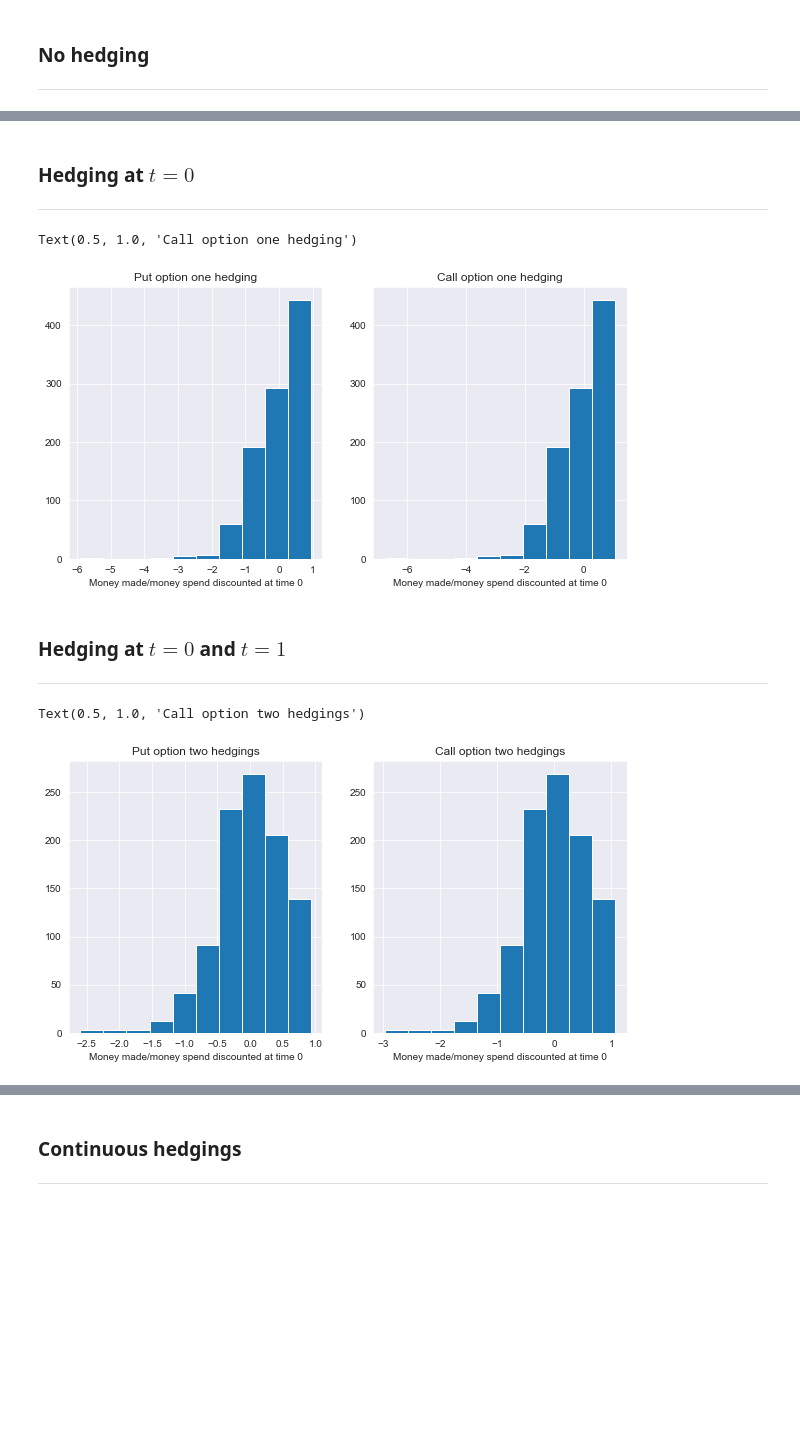
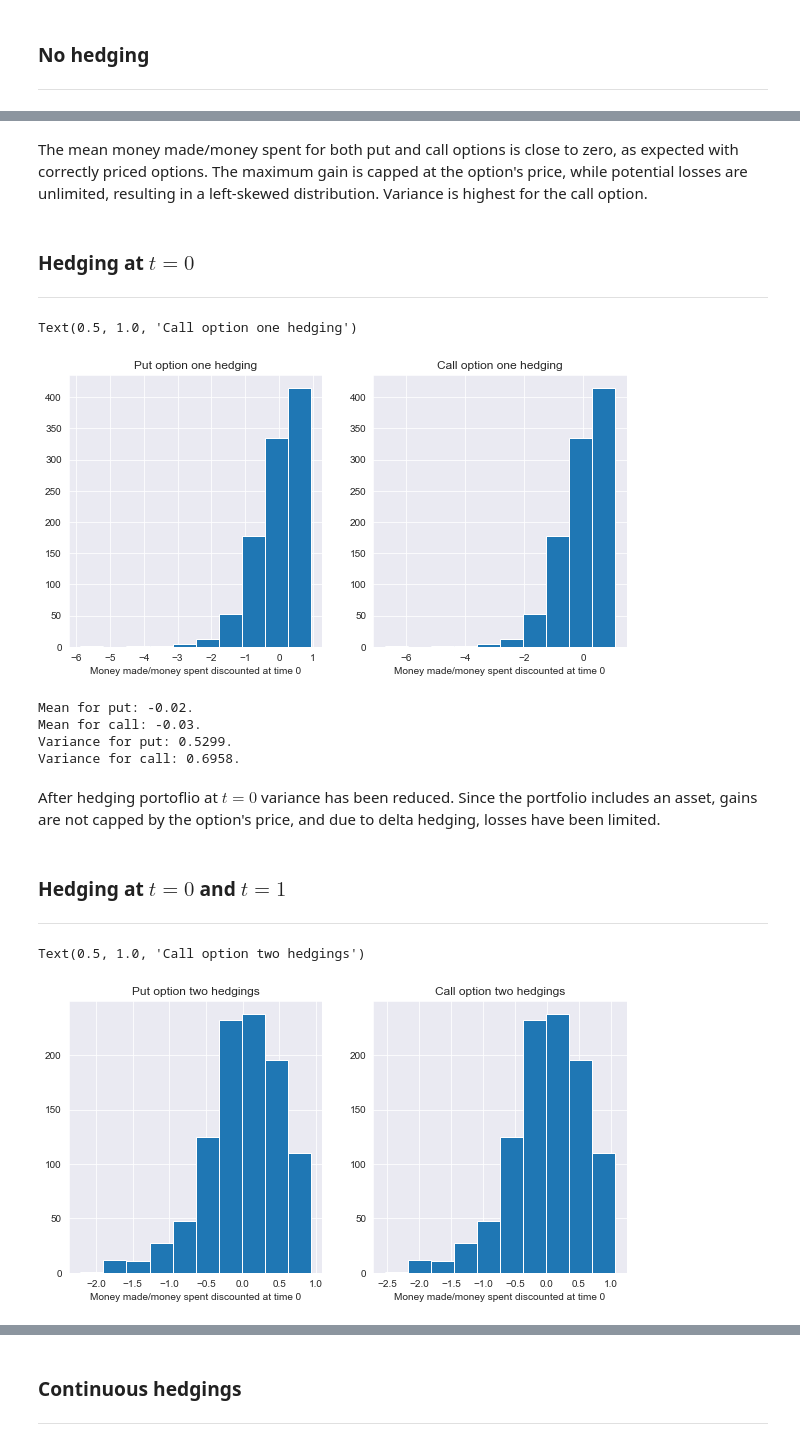
Before and after one commit to martyna-B/Computational_finance, a Jupyter notebook: List 1/List 1.ipynb, the cells around one changed output, grey strips where cells are left out. Saved outputs shown, nothing was run; the diff lists cells and outputs as text; code cells hidden in the pictures; blank space fills up the shorter version.

```diff
--- a/List 1/List 1.ipynb
+++ b/List 1/List 1.ipynb
@@ -35,7 +35,7 @@ Repeat the simulations for different rehedging frequency
 # %%
 class GBM():
 
-    def __init__(self, sigma, mu, S0, T=2, dt=0.01, real_data=False):
+    def __init__(self, sigma, mu, S0, T=2, dt=0.01):
 
         self.sigma = sigma
         self.mu = mu
@@ -162,10 +127,10 @@ df.sigma
 
 K = 110
 r = 0.04
-value_put_no_hedge = np.zeros(1000)
-value_call_no_hedge = np.zeros(1000)
+value_put_no_hedge = np.zeros(10000)
+value_call_no_hedge = np.zeros(10000)
 
-for mcs in np.arange(1000):
+for mcs in np.arange(10000):
     gbm = GBM(0.2, 0.04, 100)
 
     option_market_put = Option(K, gbm, "put")
@@ -188,3 +161,5 @@ Text(0.5, 1.0, 'Call option no hedging')
+# %% [markdown]
+The mean money made/money spent for both put and call options is close to zero, as expected with correctly priced options. The maximum gain is capped at the option's price, while potential losses are unlimited, resulting in a left-skewed distribution. Variance is highest for the call option.
 # %% [markdown]
 ### Hedging at $t=0$
 ---------------------------------
@@ -206,15 +181,25 @@ for mcs in np.arange(1000):
 # %%
 fig, (ax1, ax2) = plt.subplots(1, 2, figsize=(10,5))
 ax1.hist(value_put_one_hedge)
-ax1.set_xlabel("Money made/money spend discounted at time 0")
+ax1.set_xlabel("Money made/money spent discounted at time 0")
 ax1.set_title("Put option one hedging")
 
 ax2.hist(value_call_one_hedge)
-ax2.set_xlabel("Money made/money spend discounted at time 0")
+ax2.set_xlabel("Money made/money spent discounted at time 0")
 ax2.set_title("Call option one hedging")
 # %% [output]
 Text(0.5, 1.0, 'Call option one hedging')
-[figure, old version]
+[figure, new version]
+# %%
+print(f'Mean for put: {np.round(np.mean(value_put_one_hedge), 2)}.\nMean for call: {np.round(np.mean(value_call_one_hedge), 2)}.')
+print(f'Variance for put: {np.round(np.var(value_put_one_hedge), 4)}.\nVariance for call: {np.round(np.var(value_call_one_hedge), 4)}.')
+# %% [output]
+Mean for put: -0.02.
+Mean for call: -0.03.
+Variance for put: 0.5299.
+Variance for call: 0.6958.
+# %% [markdown]
+After hedging portoflio at $t=0$ variance has been reduced. Since the portfolio includes an asset, gains are not capped by the option's price, and due to delta hedging, losses have been limited.
 # %% [markdown]
 ### Hedging at $t=0$ and $t=1$
 ---------------------------------
@@ -239,12 +224,12 @@ for mcs in np.arange(1000):
 # %%
 fig, (ax1, ax2) = plt.subplots(1, 2, figsize=(10,5))
 ax1.hist(value_put_two_hedge)
-ax1.set_xlabel("Money made/money spend discounted at time 0")
+ax1.set_xlabel("Money made/money spent discounted at time 0")
 ax1.set_title("Put option two hedgings")
 
 ax2.hist(value_call_two_hedge)
-ax2.set_xlabel("Money made/money spend discounted at time 0")
+ax2.set_xlabel("Money made/money spent discounted at time 0")
 ax2.set_title("Call option two hedgings")
 # %% [output]
 Text(0.5, 1.0, 'Call option two hedgings')
-[figure, old version]
+[figure, new version]
```
Also changed, not shown: parts of 19 cells of this notebook.
